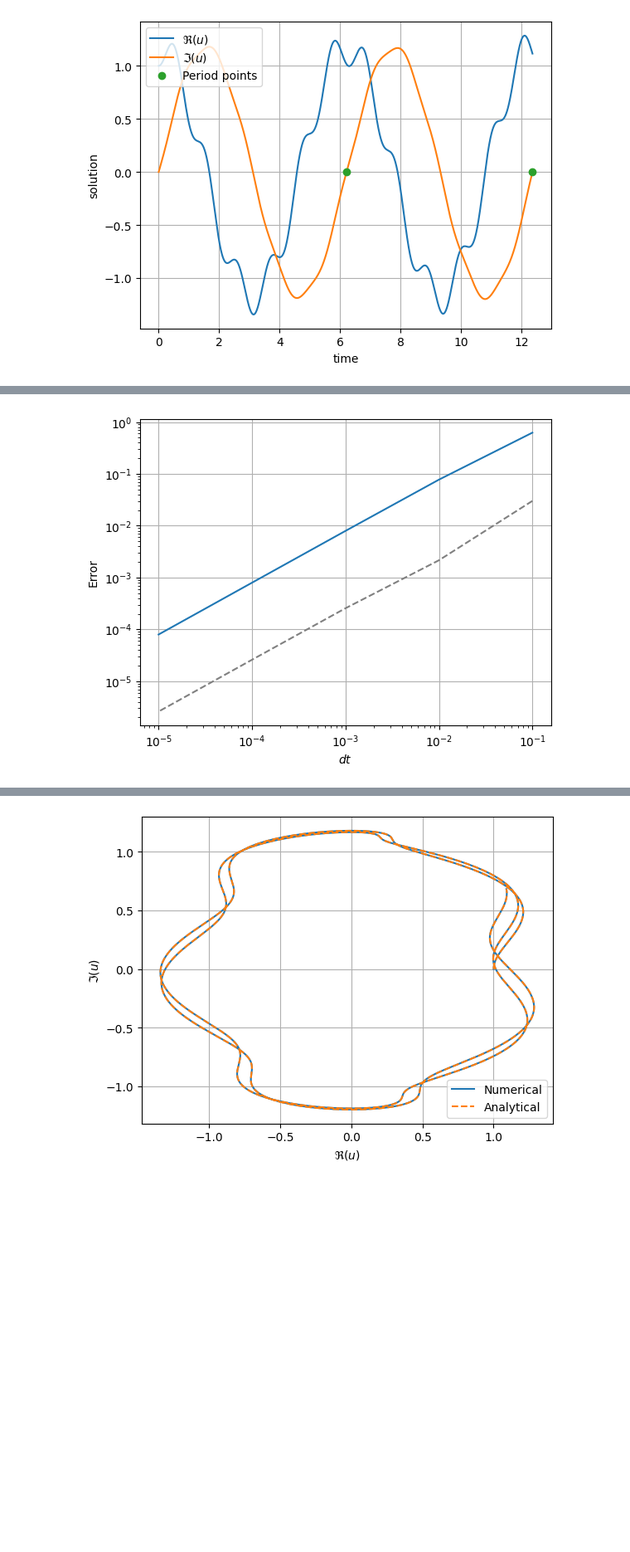
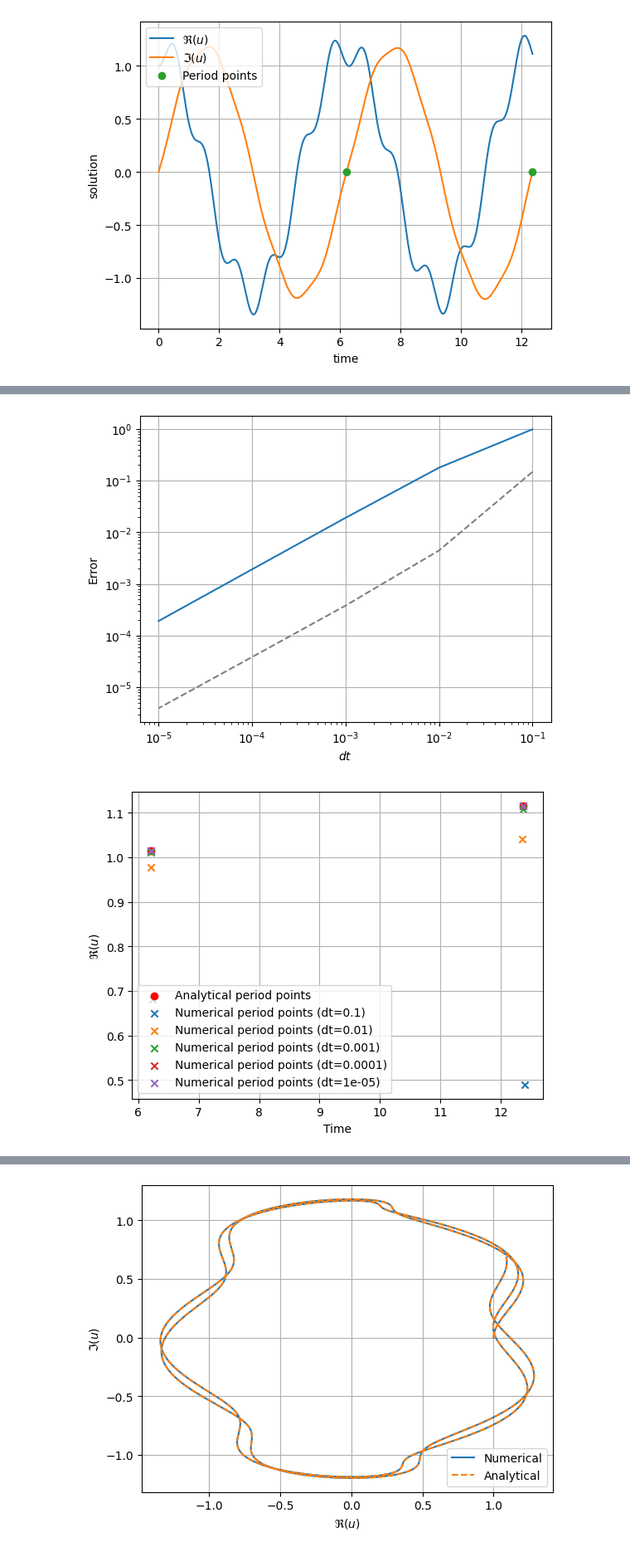
Before and after one commit to github-mathe/PinT-LIB, a Jupyter notebook: scripts/notebooks/dahlquist.ipynb, the cells around one changed output, grey strips where cells are left out. Shown at 83% size. Cells and saved outputs as stored; diff of their text form; code cells hidden in the pictures; blank space fills up the shorter version.

```diff
--- a/scripts/notebooks/dahlquist.ipynb
+++ b/scripts/notebooks/dahlquist.ipynb
@@ -453,11 +479,11 @@ Number of periods captured: 2
 # %%
-N = 2
-dtVals =  1./(10**np.arange(1,6))
+dtVals =  1./(10**np.arange(1,5))
 errors = np.zeros_like(dtVals)
 errors_times = np.zeros_like(dtVals)
+pStart = 1
 for i, dt in enumerate(dtVals):
-    tTh, uTh,tpTh,upTh = analytical_n_vec(u0, 0, N, dt)
-    tNum, uNum,tpNum,upNum = timeStepperAll(u0, 0, N, dt,1)
+    tTh, uTh,tpTh,upTh = analytical_all(u0, t0, dt, N)
+    tNum, uNum,tpNum,upNum, steps = timeStepperAll(u0, t0, dt, pStart, N)
     min_len = min(len(uTh), len(uNum))
     uNum = uNum[:min_len]
     uTh = uTh[:min_len]
@@ -467,17 +493,23 @@ plt.loglog(dtVals, errors)
 plt.loglog(dtVals, errors_times, "--", c="gray")
 plt.xlabel("$dt$"), plt.ylabel("Error"), plt.grid();
 # %% [output]
-[figure, old version]
+[figure, new version]
 # %%
 dist = 1./(10**np.arange(1,6))
-tP_num = []
-uP_real_num = []
 
 #exact
-tEx,uEx,TP_ex,UP_ex = analytical_n_vec(u0, 0, N, 1e-6)
+plt.figure()
+dt_ex = 1e-6
+tEx,uEx,TP_ex,UP_ex = analytical_all(u0, 0, dt_ex, N)
+plt.scatter(TP_ex, UP_ex.real, label="Analytical period points", color="red")
+
+# numerical
 for dt in dist:
-    T, uNum, TP_num, UP_num = timeStepperAll(u0, 0, N, dt,1)
-    uP_real_num.append(UP_num)
-    tP_num.append(TP_num)
-tP_num = np.array(tP_num)
-uP_real_num = np.array(uP_real_num)
+    T, uNum, TP_num, UP_num,_ = timeStepperAll(u0, t0, dt, pStart, N)
+    plt.scatter(TP_num, UP_num.real, label=f"Numerical period points (dt={dt})", marker="x")
+plt.legend(loc="lower left")
+plt.xlabel("Time")
+plt.ylabel(r"$\Re(u)$")
+plt.grid();plt.show()
+# %% [output]
+[figure, added]
```
Also changed, not shown: parts of 20 cells of this notebook.
